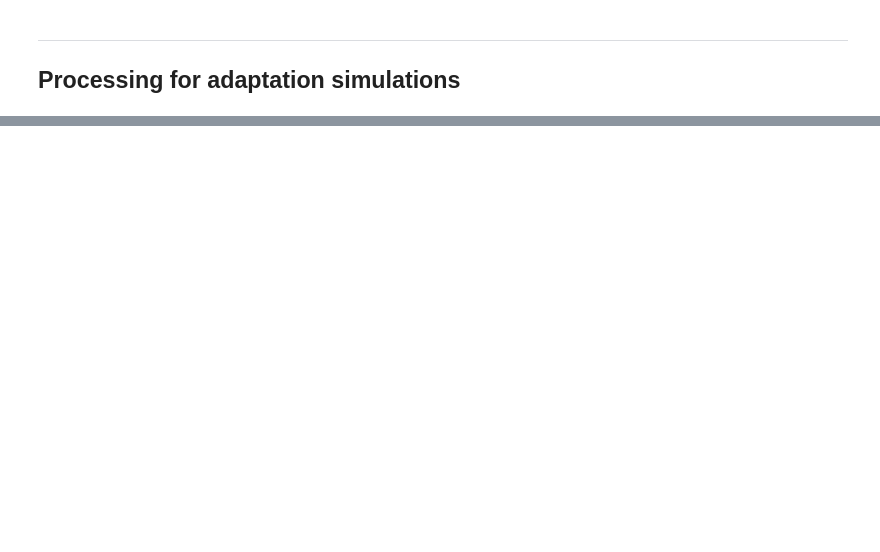
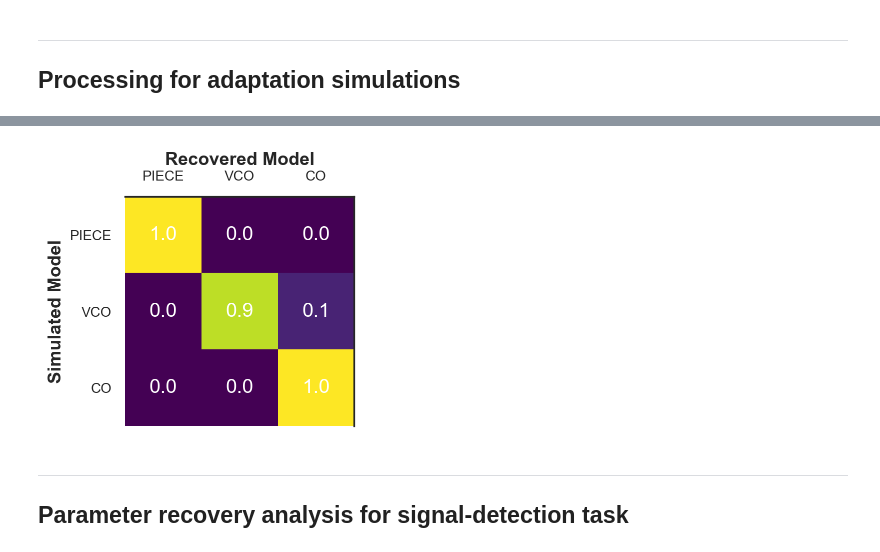
Before and after one commit to ccmlab-ubc/pertdetect-adapt, a Jupyter notebook: modeling/parameter-recovery.ipynb, the cells around one changed output, grey strips where cells are left out. Saved outputs shown, nothing was run; the diff lists cells and outputs as text; code cells hidden in the pictures; blank space fills up the shorter version.

Commit message:
add visualizations

```diff
--- a/modeling/parameter-recovery.ipynb
+++ b/modeling/parameter-recovery.ipynb
@@ -405,0 +573,41 @@ array([ 0.51187,  0.15318,  0.1    , 69.87236, -0.81959])
+# %%
+save = 0
+df_recovery = sdt_recovery
+models = ["piece", "vco", "co"]
+y_true = sdt_recovery["model"]
+y_pred = sdt_recovery["winner_aic"]
+df_confusion = pd.crosstab(sdt_recovery["model"], sdt_recovery["winner_aic"], normalize="index")
+df_confusion
+
+def plot_confusion_matrix(df_confusion, title=None, save=0):
+    fig, ax = plt.subplots(figsize=(3.5, 3.5))
+    ax.matshow(df_confusion, cmap="viridis")
+    plt.title(title, fontsize=13)
+    tick_marks = np.arange(len(df_confusion.columns))
+    ax.set_xticks(tick_marks, ["PIECE", "VCO", "CO"])
+    ax.xaxis.tick_top()
+    ax.set_yticks(tick_marks, ["PIECE", "VCO", "CO"])
+    ax.set_ylabel("Simulated Model", weight="bold", fontsize=13)
+    ax.set_xlabel("Recovered Model", weight="bold", fontsize=13)
+    ax.xaxis.set_label_position('top')
+    ax.tick_params(left=False, top=False)
+    ax.tick_params(axis='both', which='major', labelsize=10)
+    ax.spines['bottom'].set_visible(False)
+    ax.spines['left'].set_visible(False)
+    # plt.text(-2, -1.2, "b", weight="bold", fontsize=14)
+
+    # Loop over data dimensions and create text annotations.
+    for i in range(len(models)):
+        for j in range(len(models)):
+            ax.text(j, i, df_confusion.iloc[i, j],
+                           ha="center", va="center", color="w")
+    plt.tight_layout()
+    # if save == 1:
+    #     plt.savefig("images/confusion_matrix.svg")
+
+plot_confusion_matrix(df_confusion, save=1)
+# %% [output]
+[figure, added]
+# %% [markdown]
+---
+## Parameter recovery analysis for signal-detection task
```
Also changed, not shown: parts of 22 cells of this notebook.
